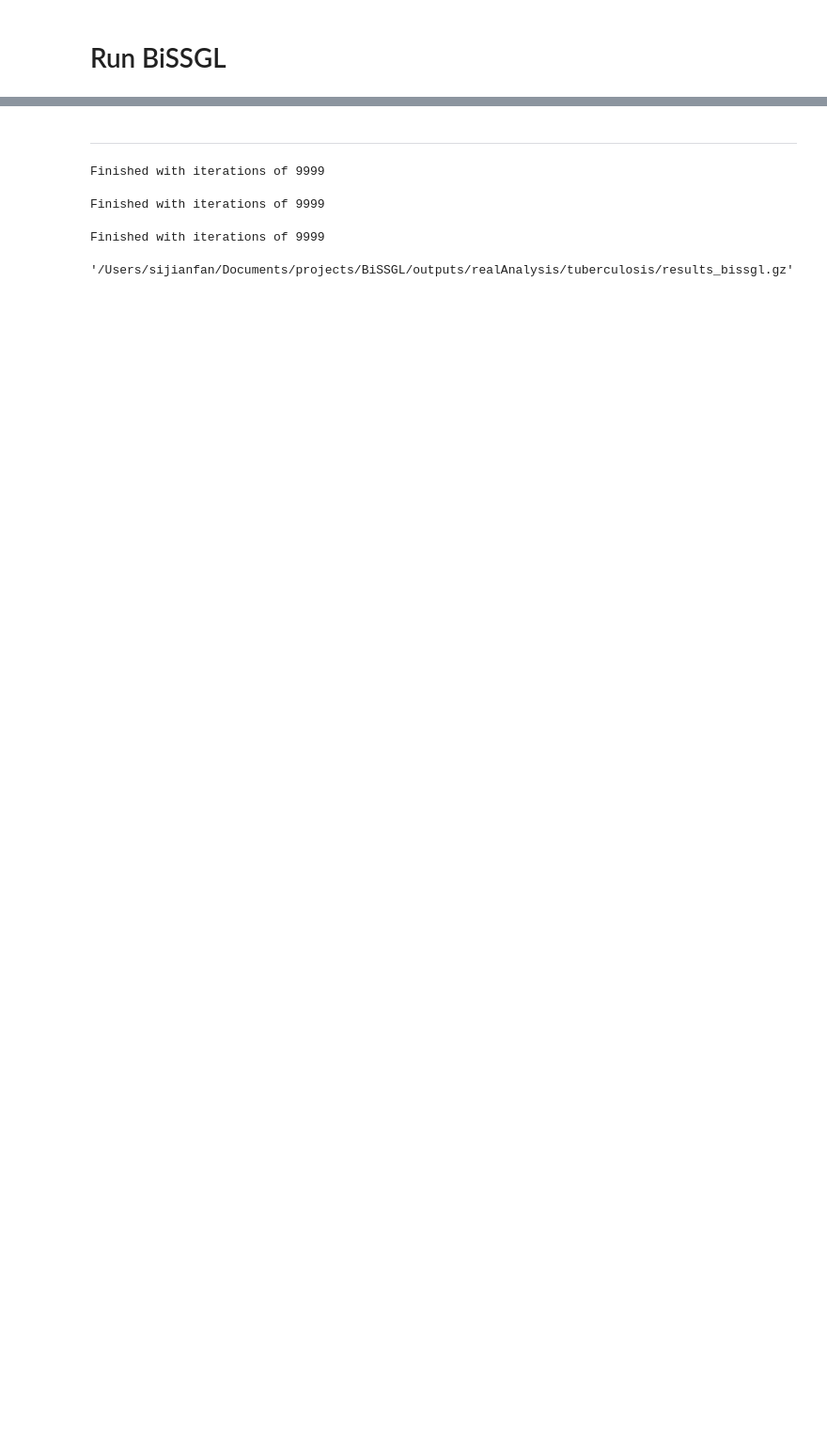
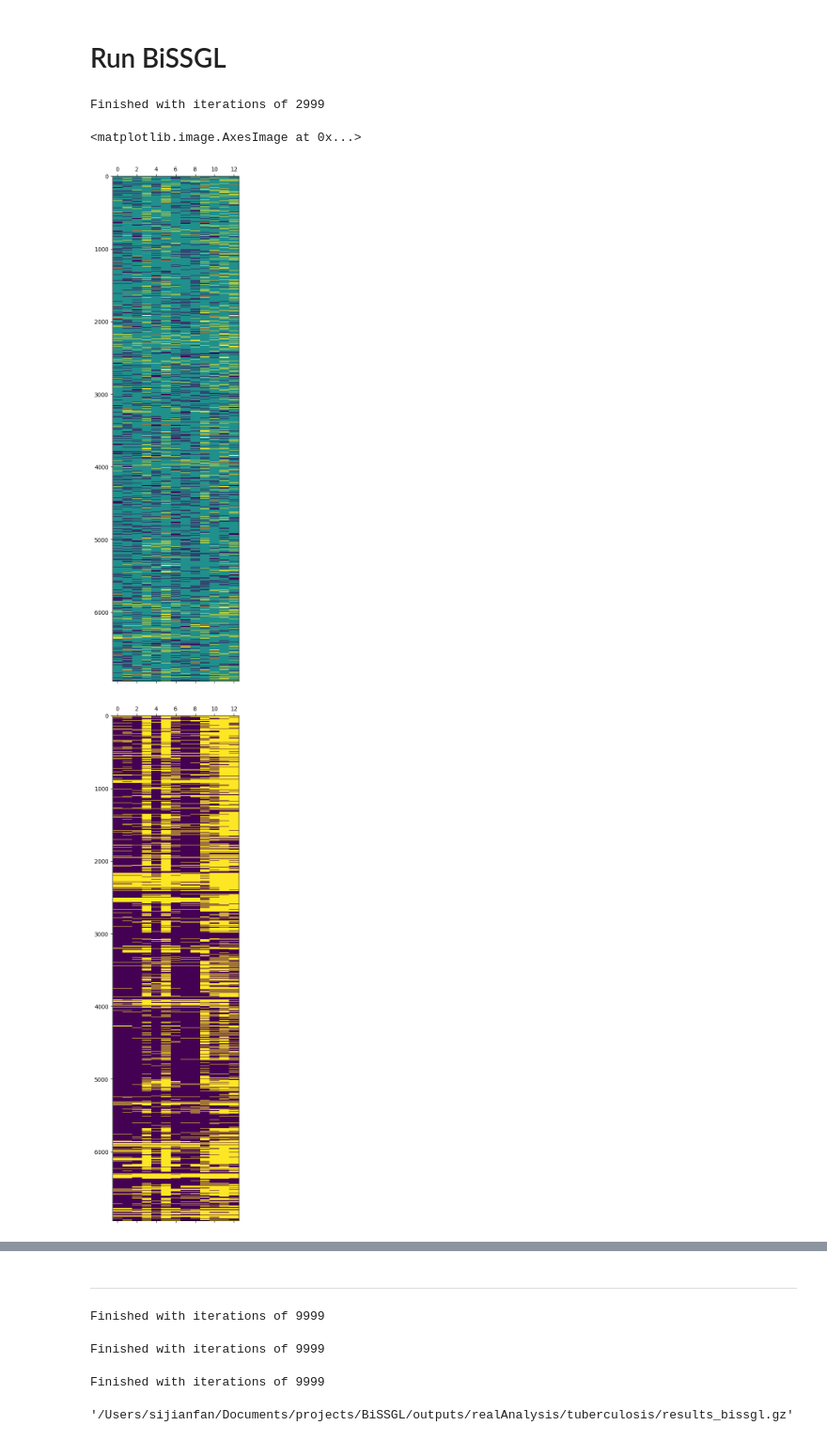
Before and after one commit to Sijianf/BVSIMC, a Jupyter notebook: scripts/realAnalysis/tuberculosis/cv_bissgl.ipynb, the cells around one changed output, grey strips where cells are left out. Shown at 94% size. Saved outputs shown, nothing was run; the diff lists cells and outputs as text; code cells hidden in the pictures; blank space fills up the shorter version.

```diff
--- a/scripts/realAnalysis/tuberculosis/cv_bissgl.ipynb
+++ b/scripts/realAnalysis/tuberculosis/cv_bissgl.ipynb
@@ -161,11 +162,11 @@ for par_dtst in tqdm(grid_dataset):
             eta=eta,
             tilde_lambda0=tilde_lambda0,
             tilde_lambda1=tilde_lambda1,
-            tilde_alpha=1 / K / 10000,
+            tilde_alpha=1 / K ,
             tilde_beta=1,
             lambda0=lambda0,
             lambda1=lambda1,
-            alpha=1 / K / 100,
+            alpha=1 / K,
             beta=1,
             K=K,
             max_iter=3000,
@@ -198,6 +199,23 @@ for par_dtst in tqdm(grid_dataset):
                 "test_d2": d2_test,
             }
         )
+# %% [output]
+Finished with iterations of 2999
+# %%
+for par_mdl in grid_model:  # tqdm.tqdm(, desc="cv %02d" % (cv,))
+    Y_train = get_submatrix(Y, ind_train_all)
+
+    Y_train[Y_train == 0] = 0.5
+    Y_train[Y_train == -1] = 0
+
+Y_train.toarray().shape, Y.shape
+
+plt.matshow(Y_train.toarray(),aspect="auto")
+plt.matshow(Y,aspect="auto")
+# %% [output]
+<matplotlib.image.AxesImage at 0x...>
+[figure, added]
+[figure, added]
 # %%
 print(grid_model[0])
 plt.plot(logLik)
```
Also changed, not shown: parts of 6 cells of this notebook, 2 other files.
